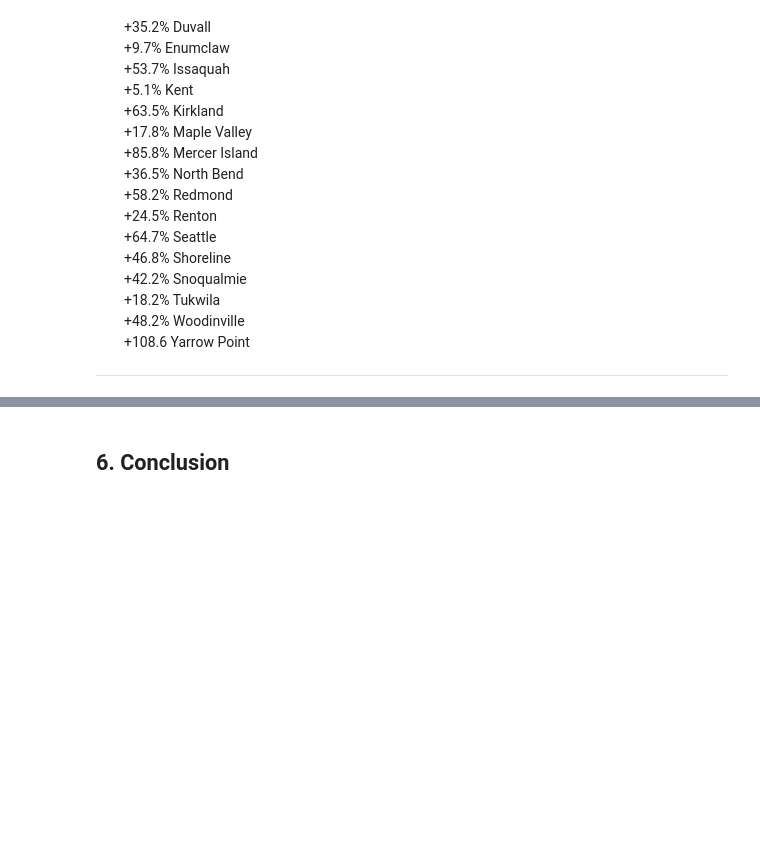
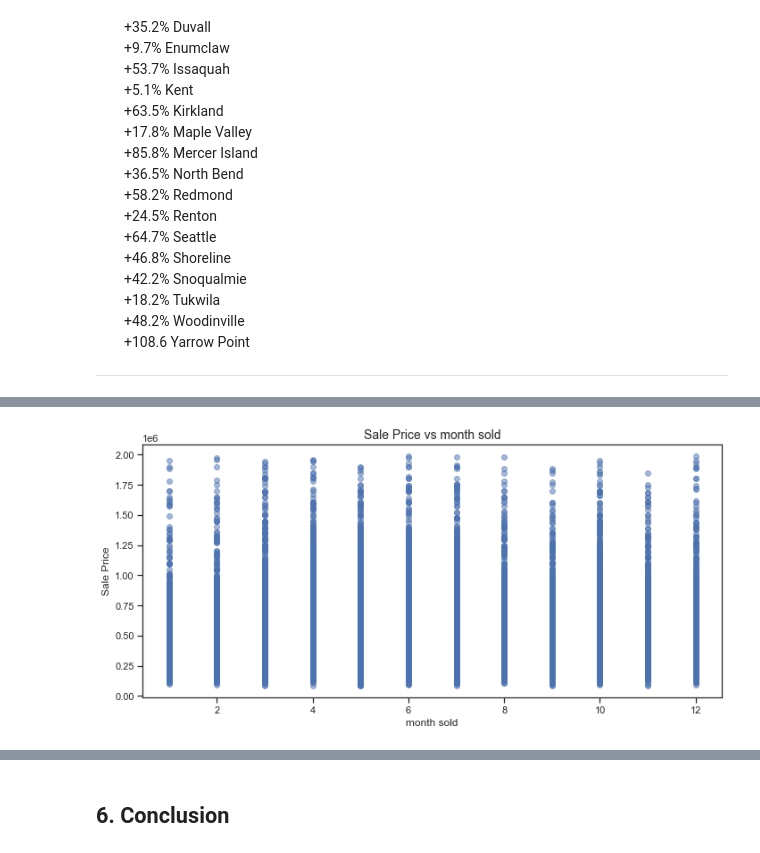
Before and after one commit to rusalka013/King-County-House-Sales-Project, a Jupyter notebook: King-County-House-Sales-Project.ipynb, the cells around one changed output, grey strips where cells are left out. Drawn from its saved outputs; the diff is of its cells as text; code cells hidden in the pictures; blank space fills up the shorter version.

```diff
--- a/King-County-House-Sales-Project.ipynb
+++ b/King-County-House-Sales-Project.ipynb
@@ -2272,0 +2298,13 @@ Assumptions:
+# %%
+# Visualization for price vs month sold
+fig, ax = plt.subplots(figsize=(10,5))
+
+ax.scatter(X_y_train['mo_sold'], X_y_train.price, color = 'b', alpha=.5)
+ax.set_title('Sale Price vs month sold', fontsize = 14)
+ax.set_xlabel('month sold')
+ax.set_ylabel('Sale Price')
+
+fig.tight_layout()
+plt.savefig('Sale price per month sold.png', bbox_inches='tight');
+# %% [output]
+[figure, added]
```
Also changed, not shown: parts of 13 cells of this notebook, 5 other files.
